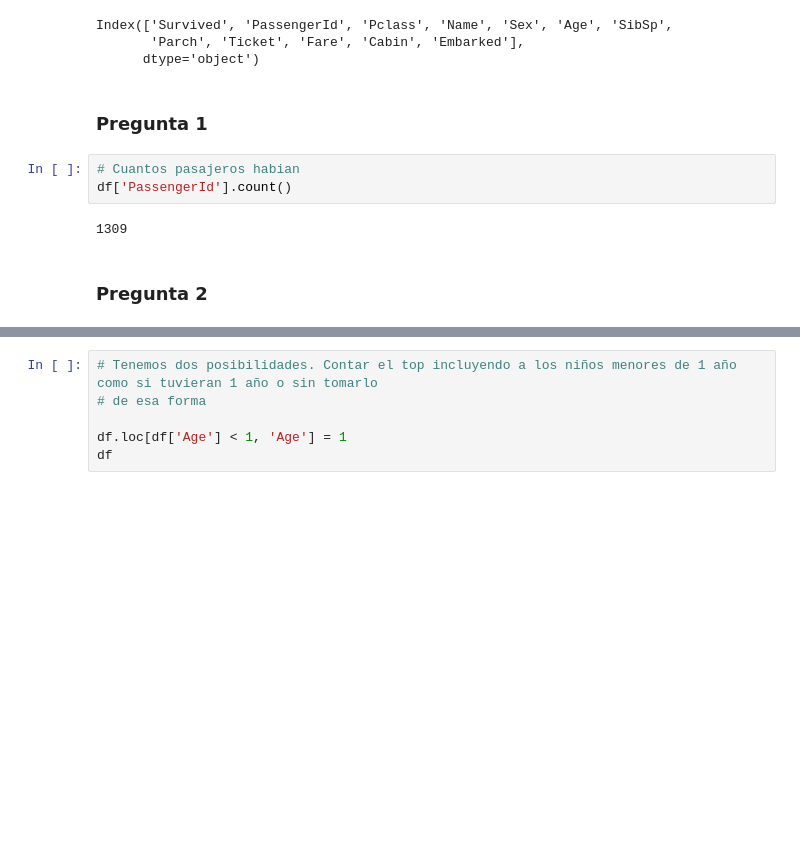
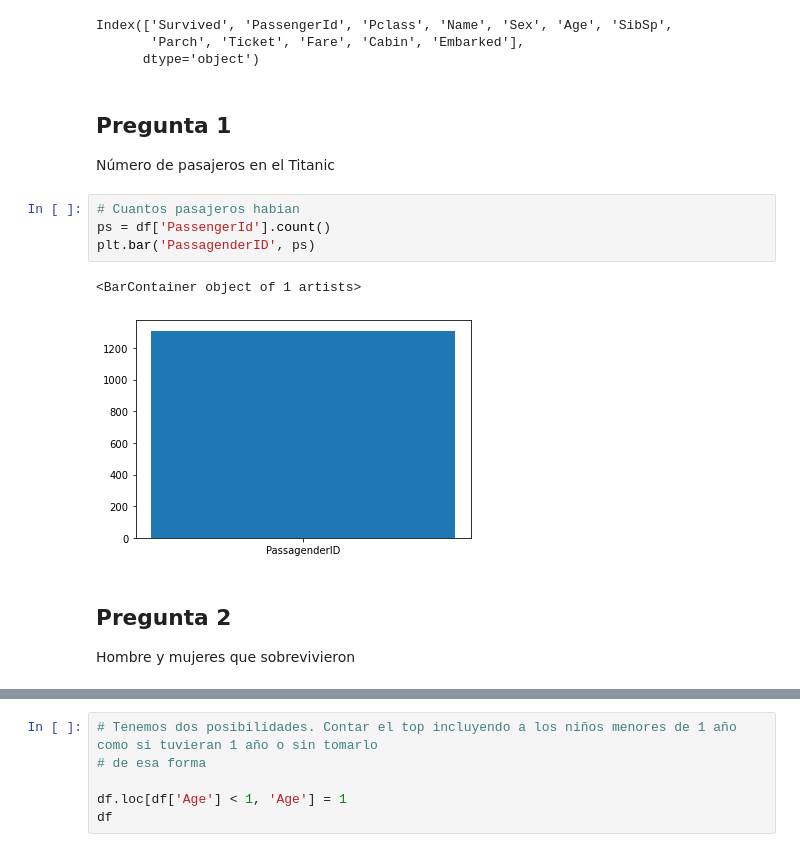
Before and after one commit to AngelloVillanueva/titanic_kaggle, a Jupyter notebook: Titanic.ipynb, the cells around one changed output, grey strips where cells are left out. Drawn from its saved outputs; the diff is of its cells as text; blank space fills up the shorter version.

```diff
--- a/Titanic.ipynb
+++ b/Titanic.ipynb
@@ -183,14 +184,20 @@ Index(['Survived', 'PassengerId', 'Pclass', 'Name', 'Sex', 'Age', 'SibSp',
        'Parch', 'Ticket', 'Fare', 'Cabin', 'Embarked'],
       dtype='object')
 # %% [markdown]
-### Pregunta 1
+## Pregunta 1
+
+Número de pasajeros en el Titanic
 # %%
 # Cuantos pasajeros habian
-df['PassengerId'].count()
+ps = df['PassengerId'].count()
+plt.bar('PassagenderID', ps)
 # %% [output]
-1309
+<BarContainer object of 1 artists>
+[figure, added]
 # %% [markdown]
-### Pregunta 2
+## Pregunta 2
+
+Hombre y mujeres que sobrevivieron
 # %%
 # Cuantos sobrevivientes por género
 vivos = df.loc[df.Survived== 1]
```
Also changed, not shown: parts of 11 cells of this notebook.
